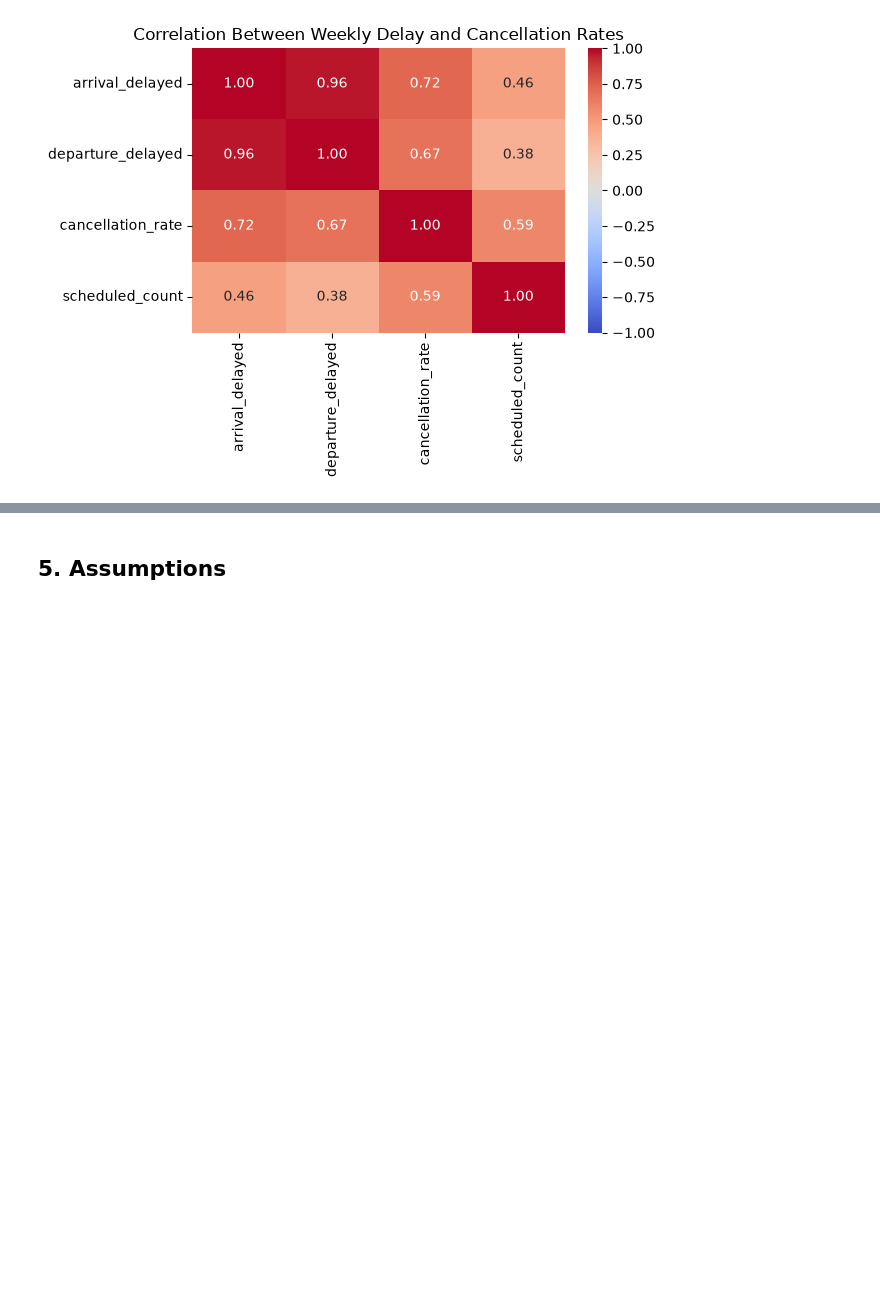
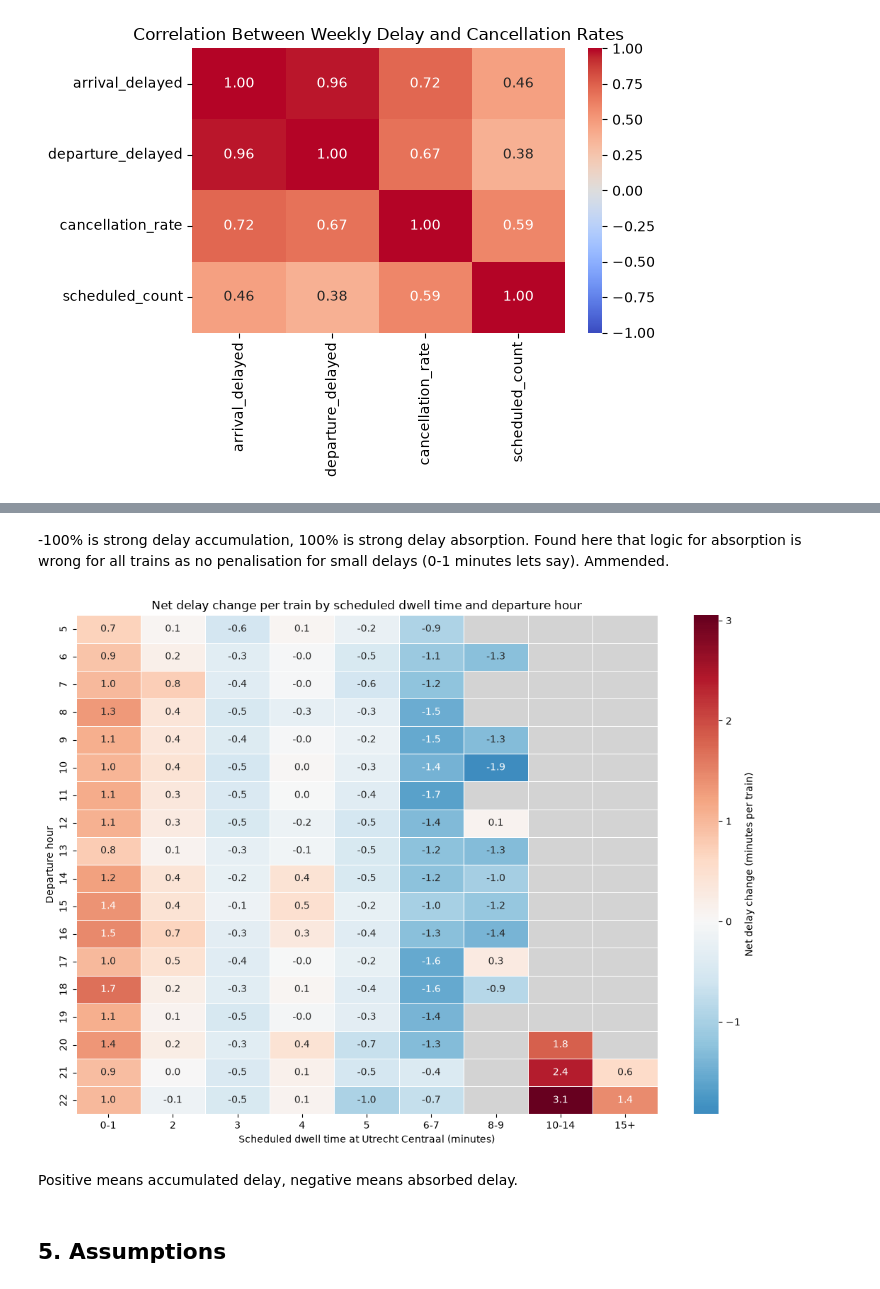
Before and after one commit to nicklj100/group20_til6022_project, a Jupyter notebook: period_selection.ipynb, the cells around one changed output, grey strips where cells are left out. Saved outputs shown, nothing was run; the diff lists cells and outputs as text; code cells hidden in the pictures; blank space fills up the shorter version.

```diff
--- a/period_selection.ipynb
+++ b/period_selection.ipynb
@@ -923,3 +1011,67 @@ max       21.000000     85.000000     83.000000        8.000000
+# %% [markdown]
+-100% is strong delay accumulation, 100% is strong delay absorption. Found here that logic for absorption is wrong for all trains as no penalisation for small delays (0-1 minutes lets say). Ammended.
+# %%
+min_trains = 15
+row_var = 'dep_hour'
+row_labels = {
+    'dep_hour': 'Departure hour',
+    'Type': 'Train type',
+    'weekday': 'Weekday'
+}
+
+# Group all trains by departure hour and scheduled dwell time
+grouped_all = delay_comparison.groupby(
+    ['dep_hour', 'dwell_bin'], observed=False
+).agg(
+    arr_sum=('arr_delay', 'sum'),
+    dep_sum=('dep_delay', 'sum'),
+    n_trains=('train_id', 'count')
+)
+
+# Net delay change in minutes per train
+# Positive = delay accumulation; negative = delay recovery
+grouped_all['net_delay_change'] = (
+    (grouped_all['dep_sum'] - grouped_all['arr_sum'])
+    / grouped_all['n_trains']
+).where(grouped_all['n_trains'] >= min_trains)
+
+# Prepare heatmap data
+heatmap_all = grouped_all['net_delay_change'].unstack('dwell_bin')
+
+if row_var == 'dep_hour':
+    heatmap_all = heatmap_all.reindex(index=range(5, 23))
+
+heatmap_all = heatmap_all.reindex(columns=dwell_labels)
+
+# Plot
+fig, ax = plt.subplots(figsize=(11, 8))
+
+sns.heatmap(
+    heatmap_all,
+    cmap='RdBu_r',
+    center=0,
+    annot=True,
+    fmt='.1f',
+    linewidths=0.5,
+    linecolor='white',
+    cbar_kws={'label': 'Net delay change (minutes per train)'},
+    ax=ax
+)
+
+ax.set_facecolor('lightgrey')
+ax.set_xlabel('Scheduled dwell time at Utrecht Centraal (minutes)')
+ax.set_ylabel(row_labels[row_var])
+ax.set_title(
+    'Net delay change per train by scheduled dwell time and '
+    + row_labels[row_var].lower()
+)
+
+plt.tight_layout()
+plt.show()
+# %% [output]
+[figure, added]
+# %% [markdown]
+Positive means accumulated delay, negative means absorbed delay.
 # %% [markdown]
 ## 5. Assumptions
 # %% [markdown]
```
Also changed, not shown: parts of 16 cells of this notebook, 1 other file.
